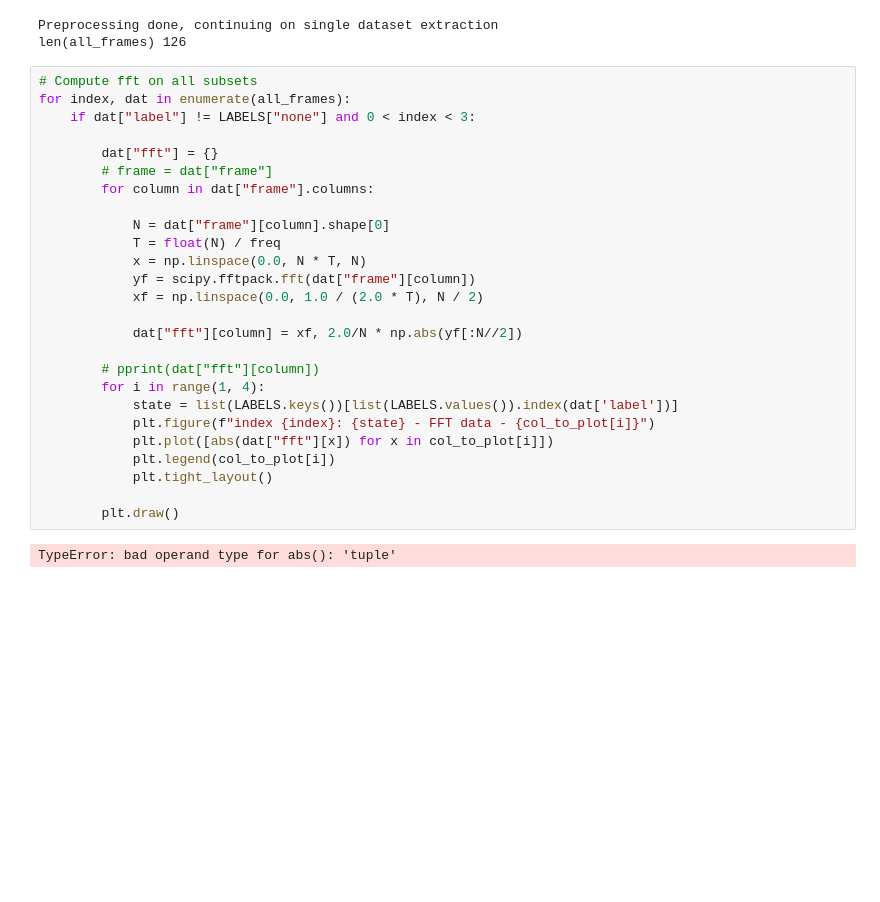
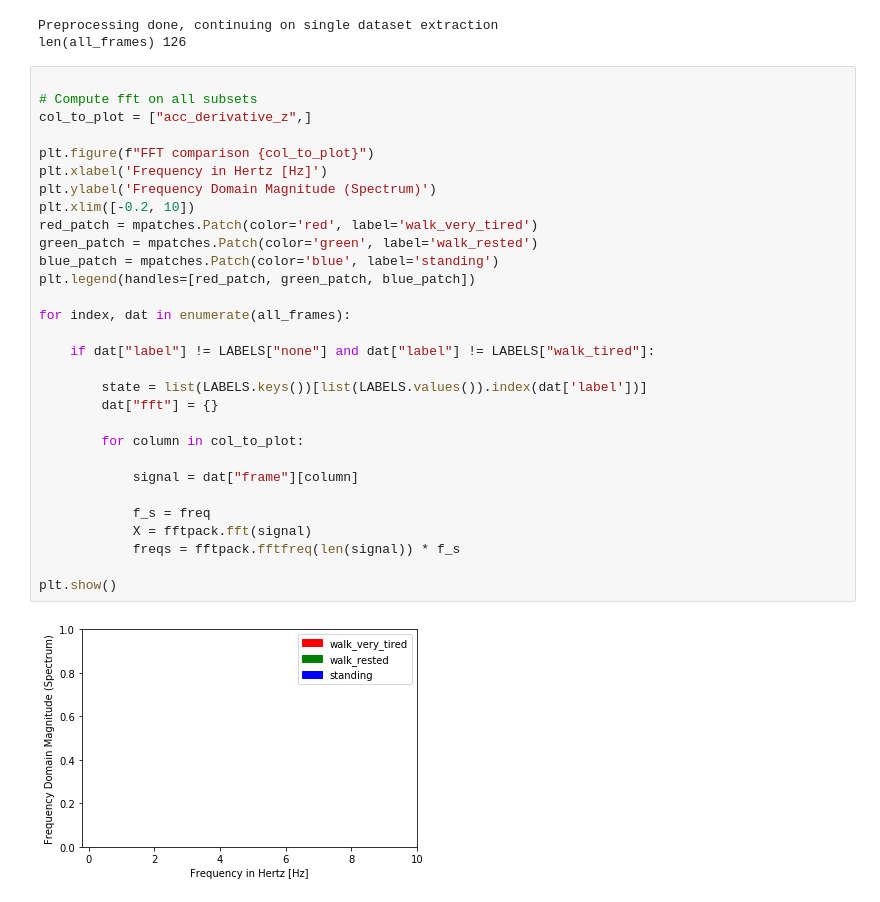
Before and after one commit to sylvain-ri/imu_fatigue_classification, a Jupyter notebook: featuring.ipynb, the cells around one changed output. Saved outputs shown, nothing was run; the diff lists cells and outputs as text; blank space fills up the shorter version.

```diff
--- a/featuring.ipynb
+++ b/featuring.ipynb
@@ -314,31 +307,35 @@ col_to_plot = {1: ["acc_x", "acc_y", "acc_z"],
 # %% [output]
 Preprocessing done, continuing on single dataset extraction
 len(all_frames) 126
-# %%
-# Compute fft on all subsets
-for index, dat in enumerate(all_frames):
-    if dat["label"] != LABELS["none"] and 0 < index < 3:
-
-        dat["fft"] = {}
-        # frame = dat["frame"]
-        for column in dat["frame"].columns:
-
-            N = dat["frame"][column].shape[0]
-            T = float(N) / freq
-            x = np.linspace(0.0, N * T, N)
-            yf = scipy.fftpack.fft(dat["frame"][column])
-            xf = np.linspace(0.0, 1.0 / (2.0 * T), N / 2)
-
-            dat["fft"][column] = xf, 2.0/N * np.abs(yf[:N//2])
-
-        # pprint(dat["fft"][column])
-        for i in range(1, 4):
-            state = list(LABELS.keys())[list(LABELS.values()).index(dat['label'])]
-            plt.figure(f"index {index}: {state} - FFT data - {col_to_plot[i]}")
-            plt.plot([abs(dat["fft"][x]) for x in col_to_plot[i]])
-            plt.legend(col_to_plot[i])
-            plt.tight_layout()
-
-        plt.draw()
-# %% [output]
-TypeError: bad operand type for abs(): 'tuple'
+# %%
+
+# Compute fft on all subsets
+col_to_plot = ["acc_derivative_z",]
+
+plt.figure(f"FFT comparison {col_to_plot}")
+plt.xlabel('Frequency in Hertz [Hz]')
+plt.ylabel('Frequency Domain Magnitude (Spectrum)')
+plt.xlim([-0.2, 10])
+red_patch = mpatches.Patch(color='red', label='walk_very_tired')
+green_patch = mpatches.Patch(color='green', label='walk_rested')
+blue_patch = mpatches.Patch(color='blue', label='standing')
+plt.legend(handles=[red_patch, green_patch, blue_patch])
+
+for index, dat in enumerate(all_frames):
+
+    if dat["label"] != LABELS["none"] and dat["label"] != LABELS["walk_tired"]:
+
+        state = list(LABELS.keys())[list(LABELS.values()).index(dat['label'])]
+        dat["fft"] = {}
+
+        for column in col_to_plot:
+
+            signal = dat["frame"][column]
+
+            f_s = freq
+            X = fftpack.fft(signal)
+            freqs = fftpack.fftfreq(len(signal)) * f_s
+
+plt.show()
+# %% [output]
+[figure, added]
```
Also changed, not shown: parts of 2 cells of this notebook, 1 other file.
